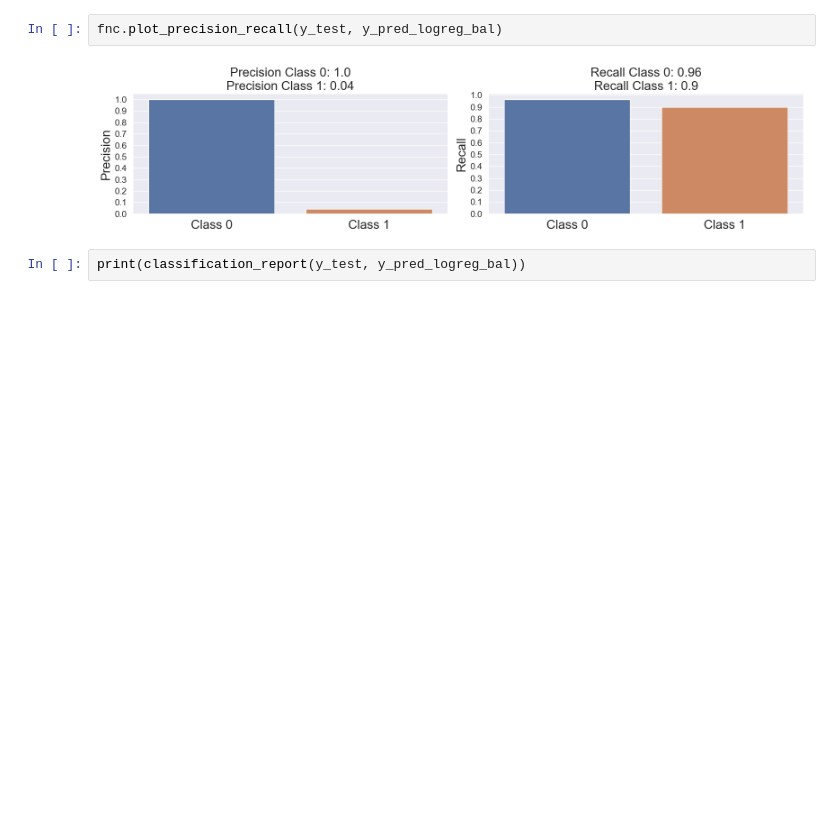
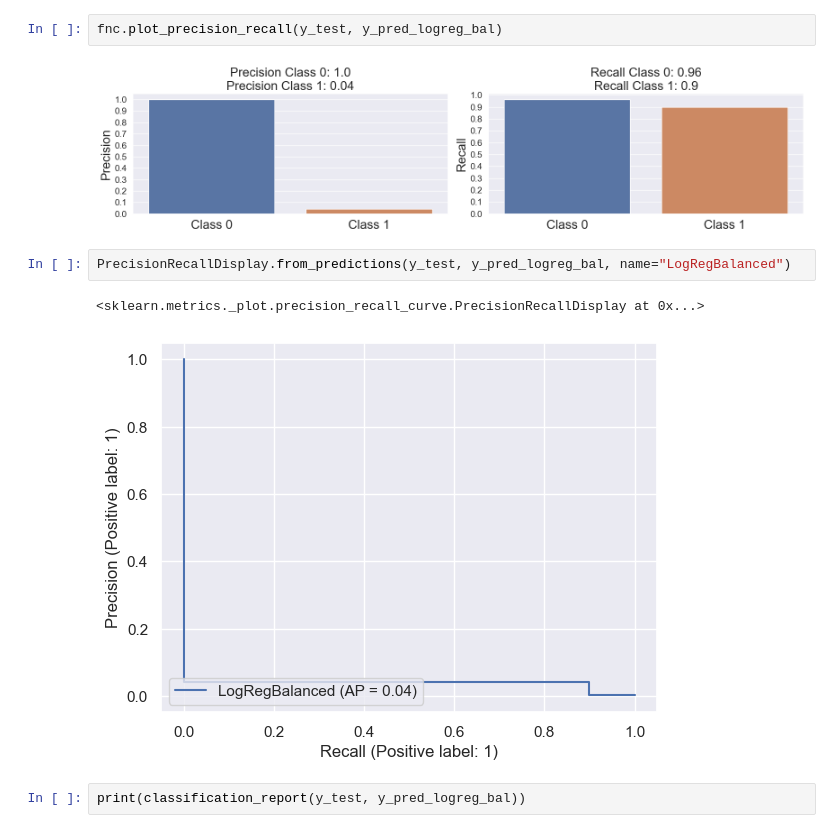
Before and after one commit to rpacco/fraud_detection, a Jupyter notebook: notebook.ipynb, the cells around one changed output. Cells and saved outputs as stored; diff of their text form; blank space fills up the shorter version.

```diff
--- a/notebook.ipynb
+++ b/notebook.ipynb
@@ -181,6 +186,11 @@ y_pred_logreg_bal = logreg_bal.predict(X_test)
 fnc.plot_precision_recall(y_test, y_pred_logreg_bal)
 # %% [output]
 [figure]
+# %%
+PrecisionRecallDisplay.from_predictions(y_test, y_pred_logreg_bal, name="LogRegBalanced")
+# %% [output]
+<sklearn.metrics._plot.precision_recall_curve.PrecisionRecallDisplay at 0x...>
+[figure, added]
 # %%
 print(classification_report(y_test, y_pred_logreg_bal))
 # %% [output]
```
Also changed, not shown: parts of 8 cells of this notebook, 1 other file.
